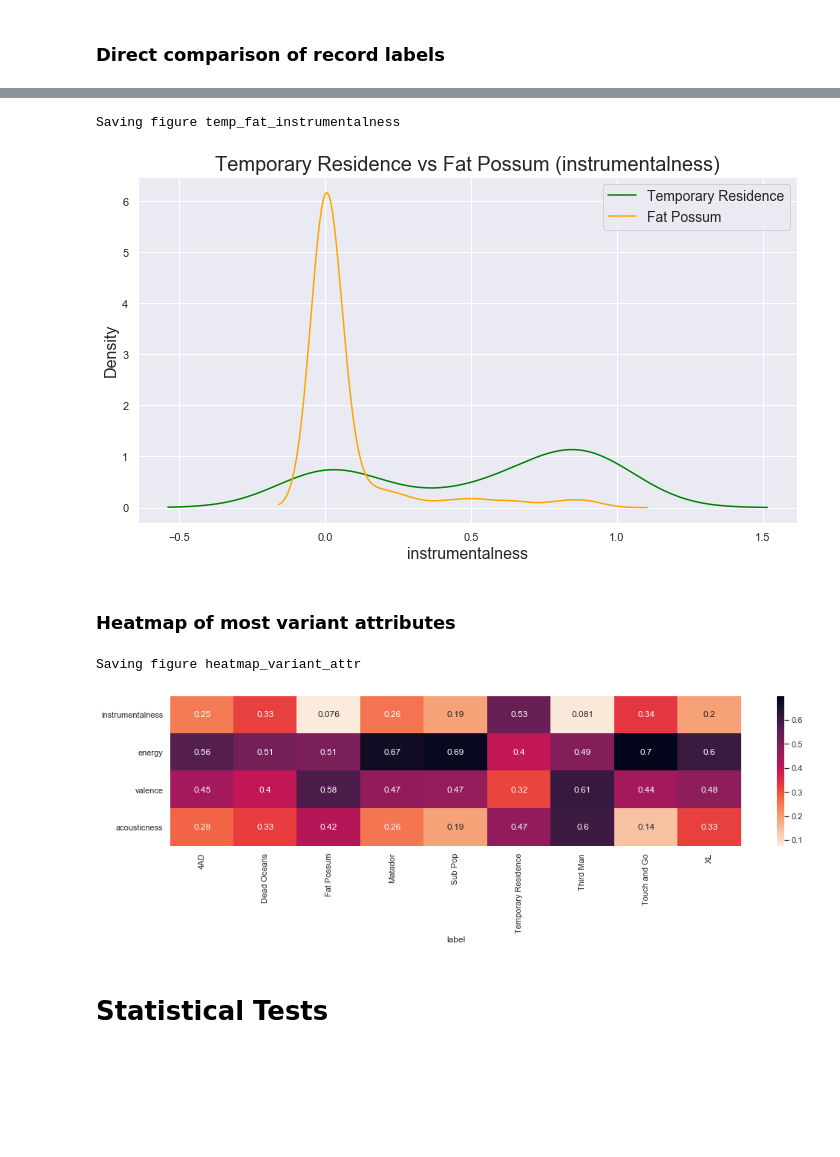
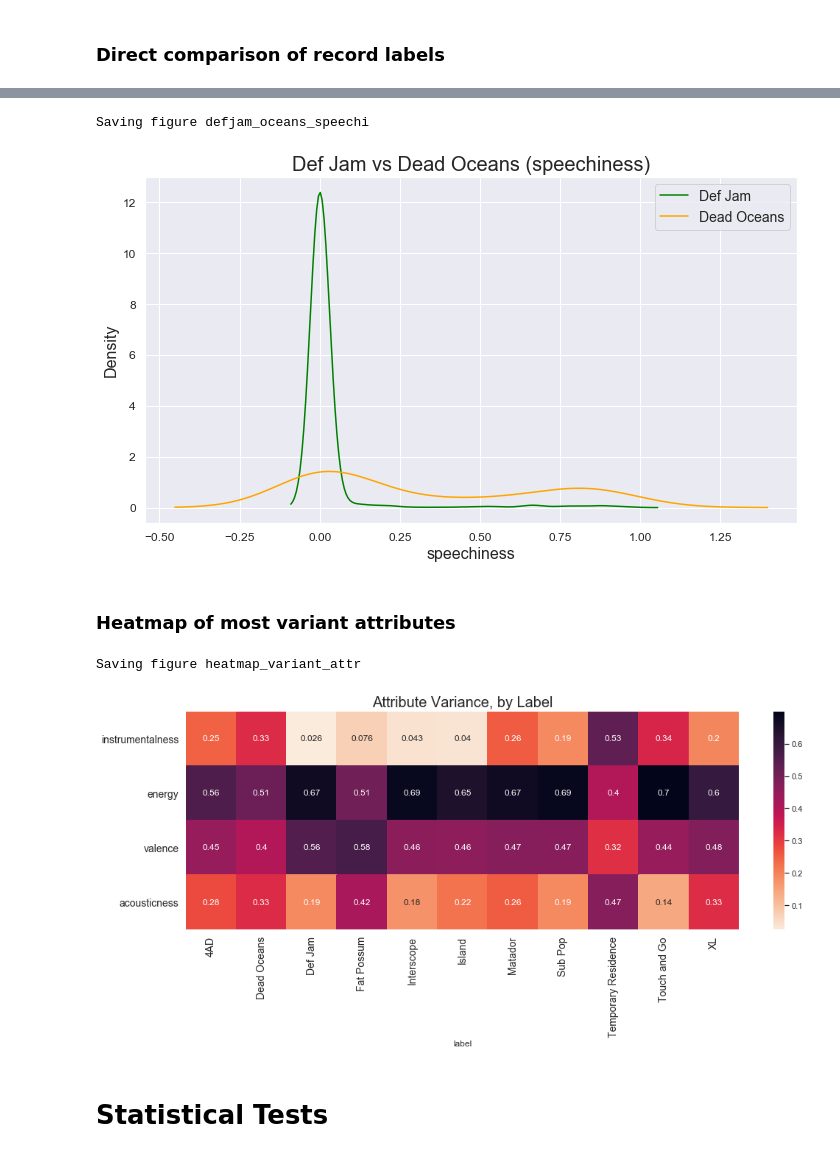
Before and after one commit to khyateed/music-recommender, a Jupyter notebook: data_collection_and_eda.ipynb, the cells around one changed output, grey strips where cells are left out. Cells and saved outputs as stored; diff of their text form; code cells hidden in the pictures; blank space fills up the shorter version.

```diff
--- a/data_collection_and_eda.ipynb
+++ b/data_collection_and_eda.ipynb
@@ -288,0 +385,17 @@ temp_residence_df.head()
+# %%
+# retrive html page and create beautiful soup object
+html_page = requests.get("https://en.wikipedia.org/wiki/List_of_current_Atlantic_Records_artists")
+soup = BeautifulSoup(html_page.text)
+
+# parse through soup and save current artist names in a list
+atlantic =[]
+section = soup.find(class_="mw-parser-output")
+for item in section.findAll('ul')[:-5]:
+    for x in item.findAll('a', title=True):
+        atlantic.append(x.text)
+# %%
+# add list to dataframe
+label_list = ['Atlantic']*len(atlantic)
+to_df = zip(atlantic, label_list)
+atlantic_df = pd.DataFrame(to_df)
+atlantic_df.head()
@@ -289,7 +409,7 @@ temp_residence_df.head()
 # %% [markdown]
 ### Concatenate all music label dataframes together
 # %%
-music_labels = pd.concat([subpop_df,fourad_df, possum_df, matador_df, XL_df, thirdman_df, deadoceans_df, touchngo_df, temp_residence_df], axis=0)
+music_labels = pd.concat([subpop_df,fourad_df, possum_df, matador_df, XL_df, deadoceans_df, touchngo_df, temp_residence_df, interscope_df, island_df, transgressive_df,atlantic_df], axis=0)
 music_labels.rename(columns={0:'artist', 1:'label'}, inplace=True)
 music_labels.sample(10)
 # %% [output]
@@ -676,29 +838,34 @@ Saving figure dead_third_acousticness
 # %%
 plt.figure(figsize=(10, 6));
-ax = sns.distplot(df['instrumentalness'][df['label'] == 'Temporary Residence'], label= 'Temporary Residence', color='green', hist=False);
-ax = sns.distplot(df['instrumentalness'][df['label'] == 'Fat Possum'], label= 'Fat Possum',color='orange', hist=False);
-ax.set_title('Temporary Residence vs Fat Possum (instrumentalness)', fontsize=20);
+ax = sns.distplot(df['instrumentalness'][df['label'] == 'Def Jam'], label= 'Def Jam', color='green', hist=False);
+ax = sns.distplot(df['instrumentalness'][df['label'] == 'Dead Oceans'], label= 'Dead Oceans',color='orange', hist=False);
+ax.set_title('Def Jam vs Dead Oceans (speechiness)', fontsize=20);
 ax.set_ylabel('Density', fontsize=16);
-ax.set_xlabel('instrumentalness', fontsize=16);
-ax.legend(prop=dict(size=14))
-save_fig('temp_fat_instrumentalness');
+ax.set_xlabel('speechiness', fontsize=16);
+ax.legend(prop=dict(size=14));
+plt.xticks(fontsize=12);
+plt.yticks(fontsize=12);
+save_fig('defjam_oceans_speechi');
 # %% [output]
-Saving figure temp_fat_instrumentalness
+Saving figure defjam_oceans_speechi
-[figure, old version]
+[figure, new version]
 # %% [markdown]
 ### Heatmap of most variant attributes
 # %%
 # pivot the table
 pivoted = grouped_by_label.pivot_table(columns=grouped_by_label.index)
 
 # make heatmap with most variant features
-plt.figure(figsize=(15, 5))
-ax.set_ylim(-20, 20)
-sns.heatmap(pivoted.loc[['instrumentalness', 'energy', 'valence', 'acousticness']],annot=True, cmap='rocket_r')
+plt.figure(figsize=(15, 7));
+plt.title('Attribute Variance, by Label', fontsize=20);
+ax.set_ylim(-20, 20);
+plt.xticks(fontsize=14);
+plt.yticks(fontsize=14);
+sns.heatmap(pivoted.loc[['instrumentalness', 'energy', 'valence', 'acousticness']],annot=True, cmap='rocket_r');
 save_fig('heatmap_variant_attr');
 # %% [output]
 Saving figure heatmap_variant_attr
-[figure, old version]
+[figure, new version]
 # %% [markdown]
 # Statistical Tests
 # %%
```
Also changed, not shown: parts of 38 cells of this notebook, 3 other files.
